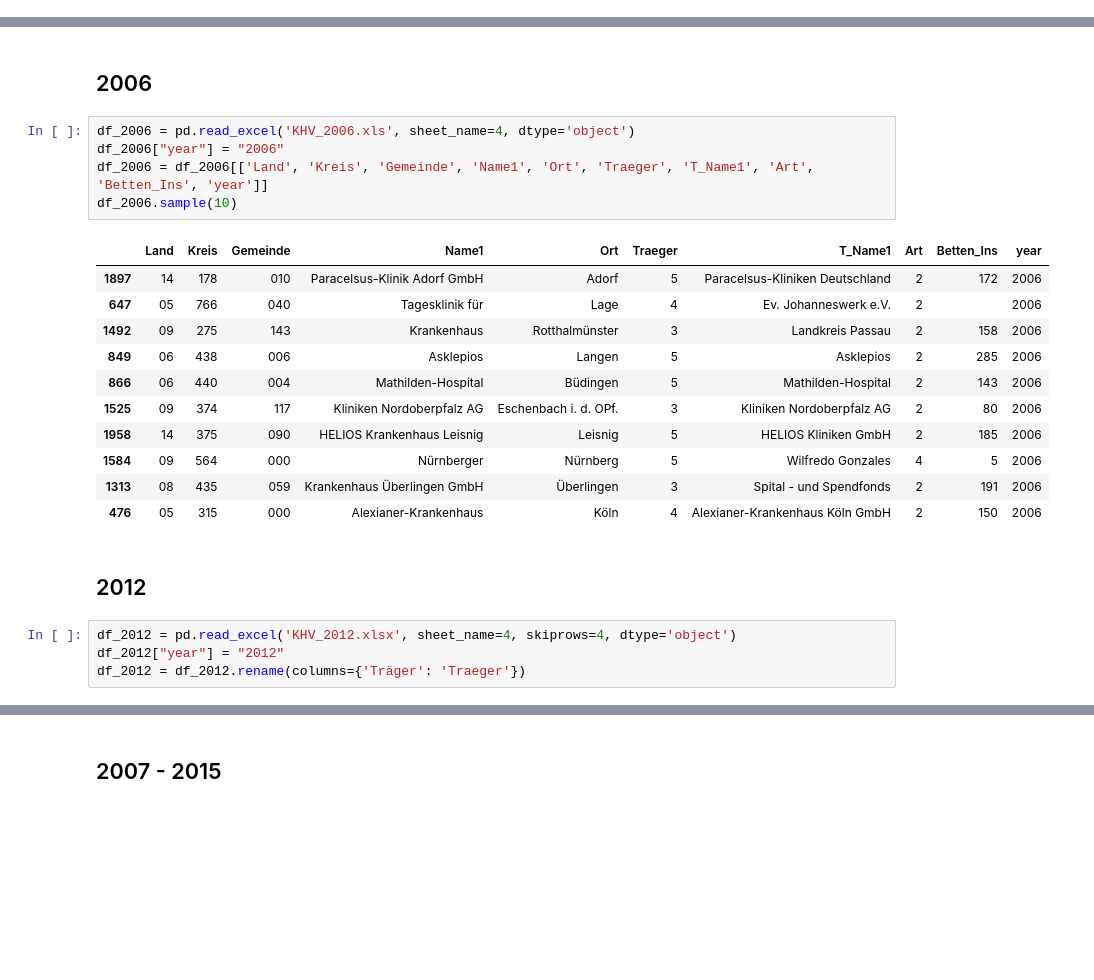
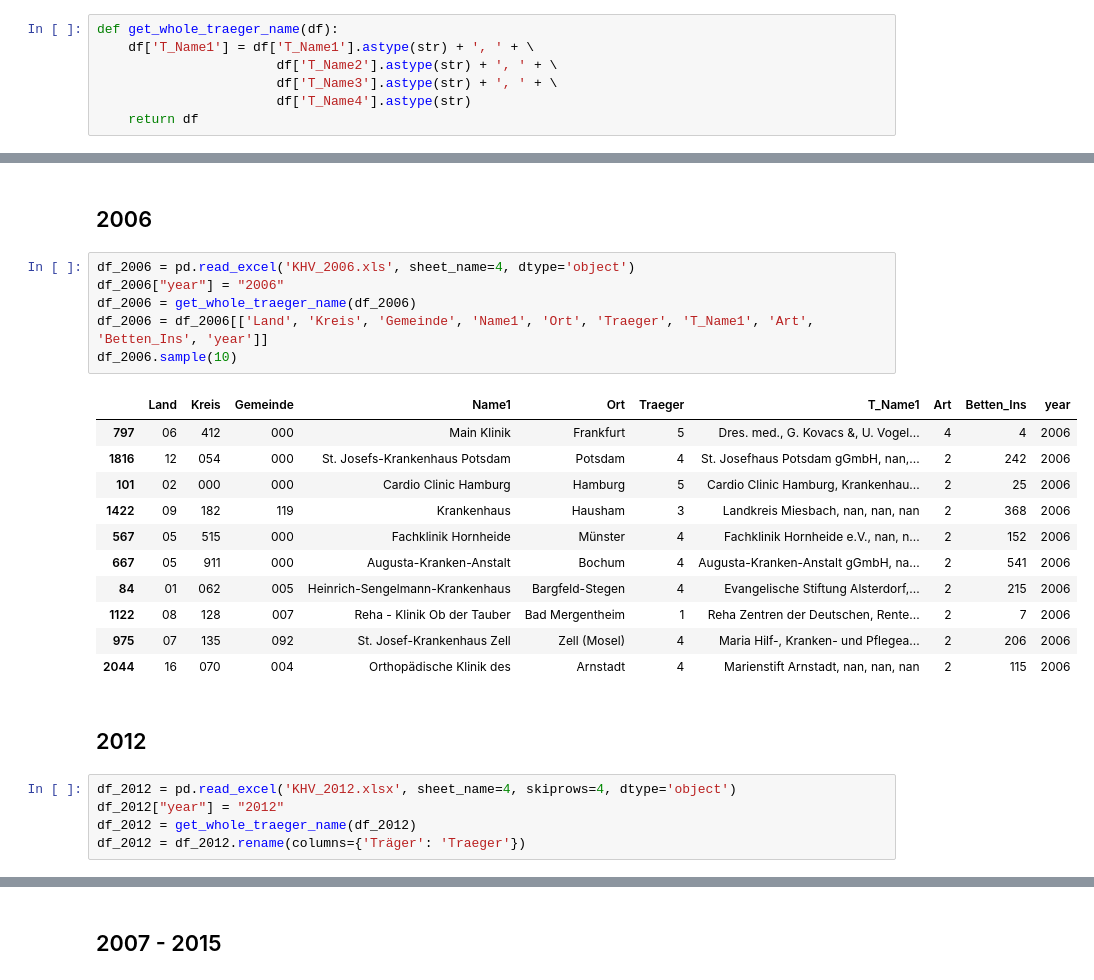
Before and after one commit to christinegotth/ddj-krankenhaus, a Jupyter notebook: get_all_data.ipynb, the cells around one changed output, grey strips where cells are left out. Cells and saved outputs as stored; diff of their text form; blank space fills up the shorter version.

```diff
--- a/get_all_data.ipynb
+++ b/get_all_data.ipynb
@@ -17,3 +19,10 @@ df["year"] = get_numbers_from_filename(filename)
+# %%
+def get_whole_traeger_name(df):
+    df['T_Name1'] = df['T_Name1'].astype(str) + ', ' + \
+                       df['T_Name2'].astype(str) + ', ' + \
+                       df['T_Name3'].astype(str) + ', ' + \
+                       df['T_Name4'].astype(str)
+    return df
 # %% [markdown]
 ## 1992
 # %%
@@ -144,25 +178,27 @@ df_2003_2005.sample(10)
 # %%
 df_2006 = pd.read_excel('KHV_2006.xls', sheet_name=4, dtype='object')
 df_2006["year"] = "2006"
+df_2006 = get_whole_traeger_name(df_2006)
 df_2006 = df_2006[['Land', 'Kreis', 'Gemeinde', 'Name1', 'Ort', 'Traeger', 'T_Name1', 'Art', 'Betten_Ins', 'year']]
 df_2006.sample(10)
 # %% [output]
 |  | Land | Kreis | Gemeinde | Name1 | Ort | Traeger | T_Name1 | Art | Betten_Ins | year |
-| 1897 | 14 | 178 | 010 | Paracelsus-Klinik Adorf GmbH | Adorf | 5 | Paracelsus-Kliniken Deutschland | 2 | 172 | 2006 |
-| 647 | 05 | 766 | 040 | Tagesklinik für | Lage | 4 | Ev. Johanneswerk e.V. | 2 |  | 2006 |
-| 1492 | 09 | 275 | 143 | Krankenhaus | Rotthalmünster | 3 | Landkreis Passau | 2 | 158 | 2006 |
-| 849 | 06 | 438 | 006 | Asklepios | Langen | 5 | Asklepios | 2 | 285 | 2006 |
-| 866 | 06 | 440 | 004 | Mathilden-Hospital | Büdingen | 5 | Mathilden-Hospital | 2 | 143 | 2006 |
-| 1525 | 09 | 374 | 117 | Kliniken Nordoberpfalz AG | Eschenbach i. d. OPf. | 3 | Kliniken Nordoberpfalz AG | 2 | 80 | 2006 |
-| 1958 | 14 | 375 | 090 | HELIOS Krankenhaus Leisnig | Leisnig | 5 | HELIOS Kliniken GmbH | 2 | 185 | 2006 |
-| 1584 | 09 | 564 | 000 | Nürnberger | Nürnberg | 5 | Wilfredo Gonzales | 4 | 5 | 2006 |
-| 1313 | 08 | 435 | 059 | Krankenhaus Überlingen GmbH | Überlingen | 3 | Spital - und Spendfonds | 2 | 191 | 2006 |
-| 476 | 05 | 315 | 000 | Alexianer-Krankenhaus | Köln | 4 | Alexianer-Krankenhaus Köln GmbH | 2 | 150 | 2006 |
+| 797 | 06 | 412 | 000 | Main Klinik | Frankfurt | 5 | Dres. med., G. Kovacs &, U. Vogel... | 4 | 4 | 2006 |
+| 1816 | 12 | 054 | 000 | St. Josefs-Krankenhaus Potsdam | Potsdam | 4 | St. Josefhaus Potsdam gGmbH, nan,... | 2 | 242 | 2006 |
+| 101 | 02 | 000 | 000 | Cardio Clinic Hamburg | Hamburg | 5 | Cardio Clinic Hamburg, Krankenhau... | 2 | 25 | 2006 |
+| 1422 | 09 | 182 | 119 | Krankenhaus | Hausham | 3 | Landkreis Miesbach, nan, nan, nan | 2 | 368 | 2006 |
+| 567 | 05 | 515 | 000 | Fachklinik Hornheide | Münster | 4 | Fachklinik Hornheide e.V., nan, n... | 2 | 152 | 2006 |
+| 667 | 05 | 911 | 000 | Augusta-Kranken-Anstalt | Bochum | 4 | Augusta-Kranken-Anstalt gGmbH, na... | 2 | 541 | 2006 |
+| 84 | 01 | 062 | 005 | Heinrich-Sengelmann-Krankenhaus | Bargfeld-Stegen | 4 | Evangelische Stiftung Alsterdorf,... | 2 | 215 | 2006 |
+| 1122 | 08 | 128 | 007 | Reha - Klinik Ob der Tauber | Bad Mergentheim | 1 | Reha Zentren der Deutschen, Rente... | 2 | 7 | 2006 |
+| 975 | 07 | 135 | 092 | St. Josef-Krankenhaus Zell | Zell (Mosel) | 4 | Maria Hilf-, Kranken- und Pflegea... | 2 | 206 | 2006 |
+| 2044 | 16 | 070 | 004 | Orthopädische Klinik des | Arnstadt | 4 | Marienstift Arnstadt, nan, nan, nan | 2 | 115 | 2006 |
 # %% [markdown]
 ## 2012
 # %%
 df_2012 = pd.read_excel('KHV_2012.xlsx', sheet_name=4, skiprows=4, dtype='object')
 df_2012["year"] = "2012"
+df_2012 = get_whole_traeger_name(df_2012)
 df_2012 = df_2012.rename(columns={'Träger': 'Traeger'})
 # %%
 df_2012 = df_2012[['Land', 'Kreis', 'Gemeinde', 'Name1', 'Ort', 'Traeger', 'T_Name1', 'Art', 'Betten_Ins', 'year']]
```
Also changed, not shown: parts of 29 cells of this notebook, 4 other files.
